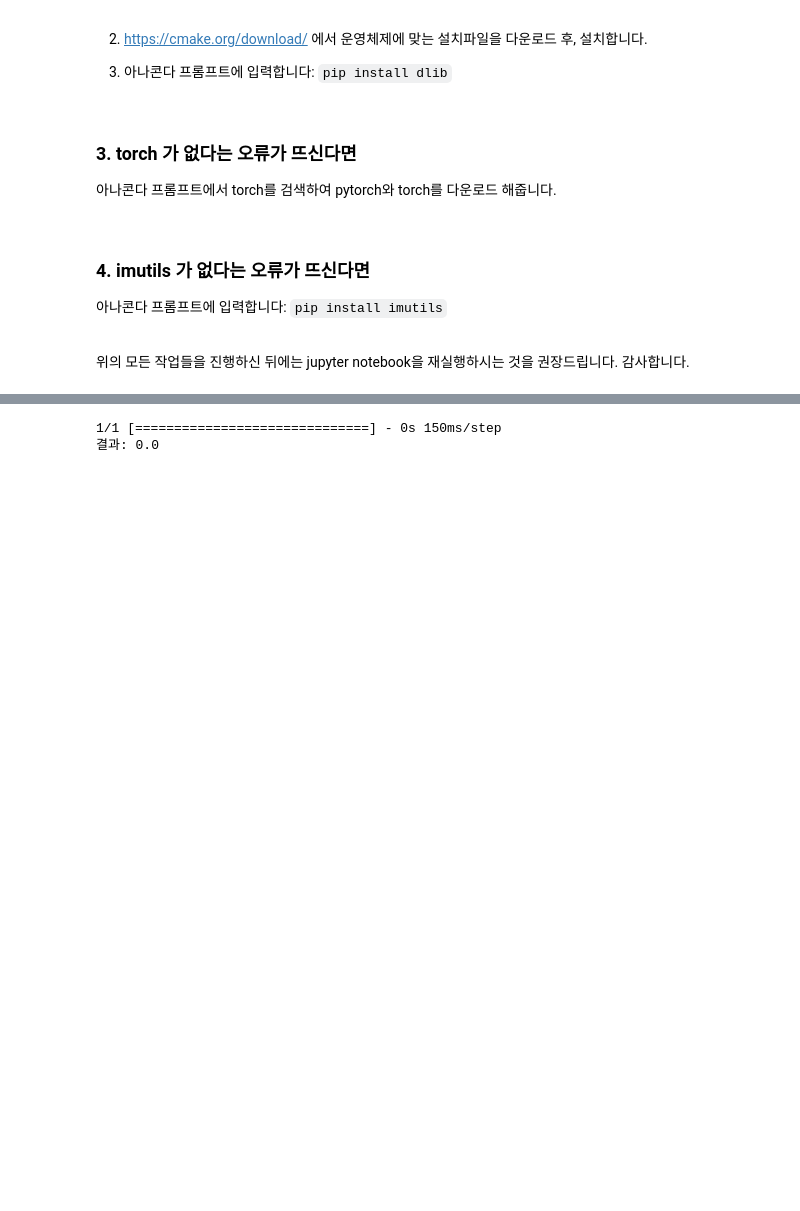
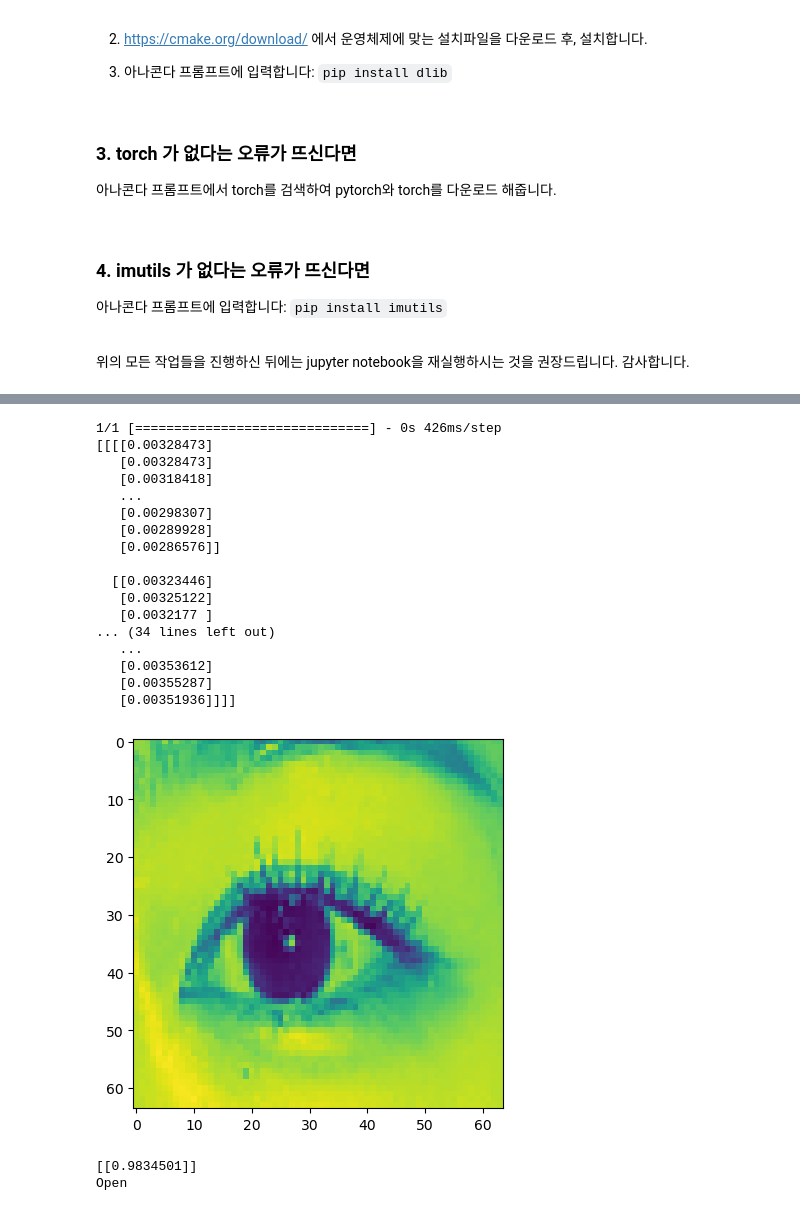
Before and after one commit to Hayeon-Lee/BigDataAnalysis, a Jupyter notebook: TermProject/BAProject_01.ipynb, the cells around one changed output, grey strips where cells are left out. Cells and saved outputs as stored; diff of their text form; code cells hidden in the pictures; blank space fills up the shorter version.

Commit message:
fix: fix to check eye status func

```diff
--- a/TermProject/BAProject_01.ipynb
+++ b/TermProject/BAProject_01.ipynb
@@ -465,16 +451,46 @@ cap.release()
 cv2.destroyAllWindows()
 # %%
 hymodel = load_model('bestModel.h5')
-img = cv2.imread('./archive/train/Open_Eyes/s0001_02334_0_0_1_0_0_01.png')
+img = cv2.imread('./newirene.png')
 img = cv2.resize(img, (64, 64))  # 이미지 크기 조절
 img = cv2.cvtColor(img, cv2.COLOR_BGR2GRAY)  # 흑백 이미지로 변환
-img = np.expand_dims(img, axis=-1)  # 차원 확장
-img = np.expand_dims(img, axis=0)  # 배치 차원 추가
 
-prediction = hymodel.predict(img)
-eye_status = prediction[0][0]
+img = np.array(img)
+img = (np.array(img)-np.min(img))/(np.max(img)-np.min(img))
+img = img/255.0
 
-print("결과:", eye_status)
+original_img = img
+img = np.expand_dims(img, axis=-1)  # 차원 확장, (64, 64, 1)
+
+prediction = hymodel.predict(np.expand_dims(img, 0)) #(1, 64, 64, 1)
+
+print(np.expand_dims(img, 0))
+plt.imshow(original_img)
+plt.show()
+
+print(prediction)
+if prediction > 0.5:
+    print('Open')
+else:
+    print('Close')
 # %% [output]
-1/1 [==============================] - 0s 150ms/step
-결과: 0.0
+1/1 [==============================] - 0s 426ms/step
+[[[[0.00328473]
+   [0.00328473]
+   [0.00318418]
+   ...
+   [0.00298307]
+   [0.00289928]
+   [0.00286576]]
+
+  [[0.00323446]
+   [0.00325122]
+   [0.0032177 ]
+... (34 lines left out)
+   ...
+   [0.00353612]
+   [0.00355287]
+   [0.00351936]]]]
+[figure, added]
+[[0.9834501]]
+Open
```
Also changed, not shown: parts of 6 cells of this notebook.
